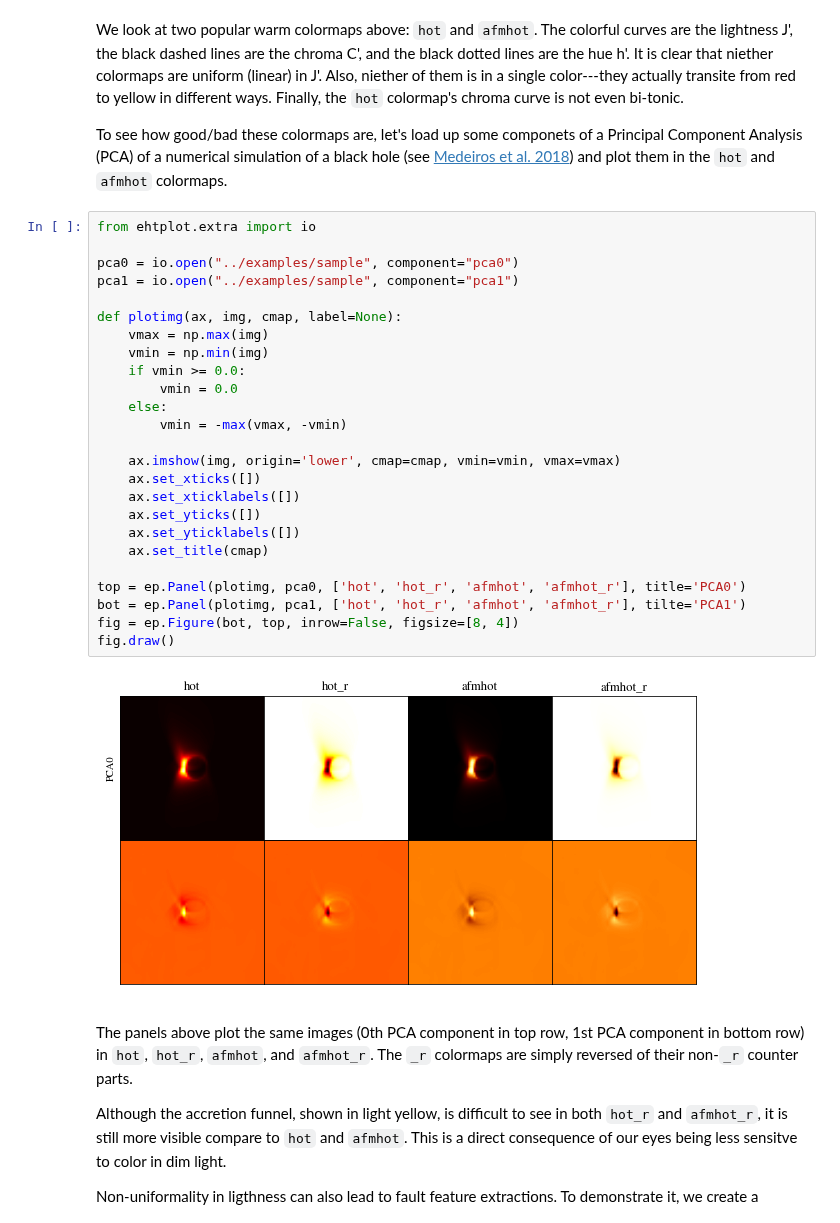
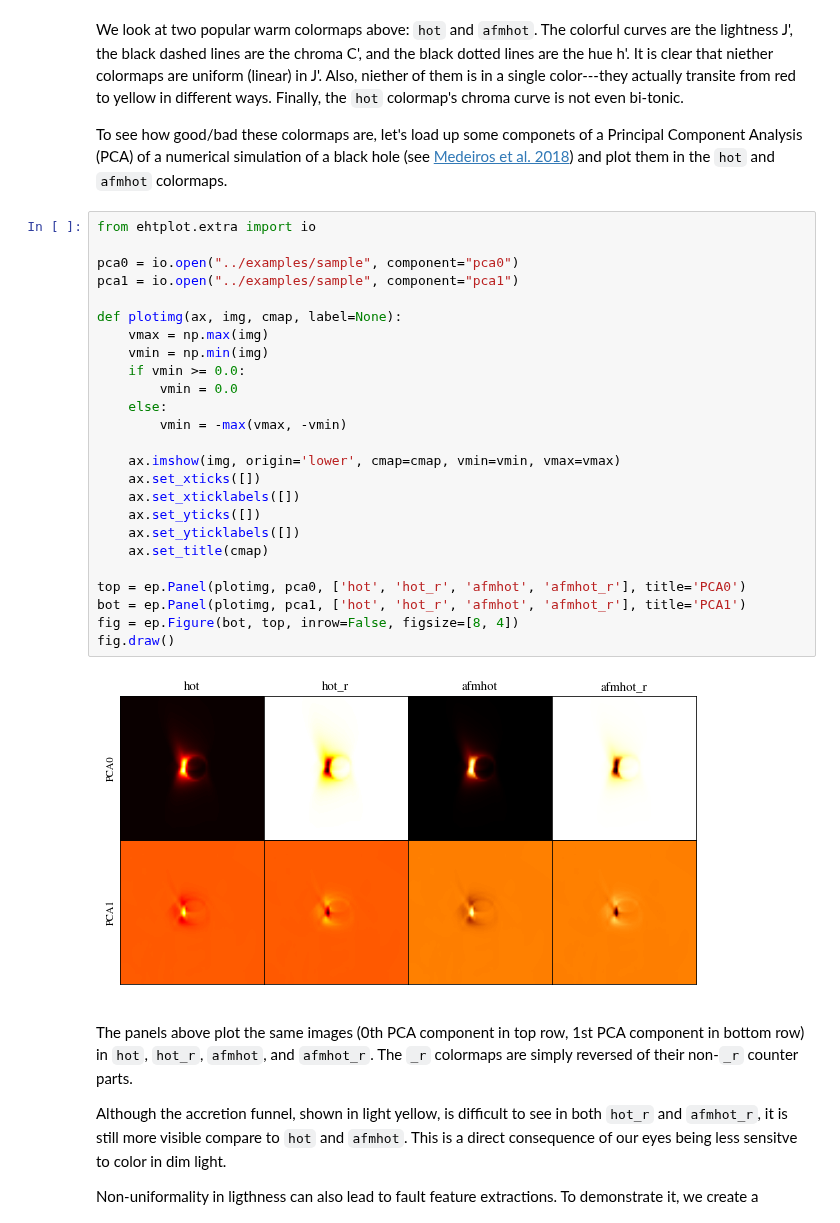
Before and after one commit to liamedeiros/ehtplot, a Jupyter notebook: docs/COLORMAPS.ipynb, the cells around one changed output. Drawn from its saved outputs; the diff is of its cells as text.

```diff
--- a/docs/COLORMAPS.ipynb
+++ b/docs/COLORMAPS.ipynb
@@ -174,30 +174,30 @@ To see how good/bad these colormaps are, let's load up some componets of a Princ
 # %%
 from ehtplot.extra import io
 
 pca0 = io.open("../examples/sample", component="pca0")
 pca1 = io.open("../examples/sample", component="pca1")
 
 def plotimg(ax, img, cmap, label=None):
     vmax = np.max(img)
     vmin = np.min(img)
     if vmin >= 0.0:
         vmin = 0.0
     else:
         vmin = -max(vmax, -vmin)
 
     ax.imshow(img, origin='lower', cmap=cmap, vmin=vmin, vmax=vmax)
     ax.set_xticks([])
     ax.set_xticklabels([])
     ax.set_yticks([])
     ax.set_yticklabels([])
     ax.set_title(cmap)
 
 top = ep.Panel(plotimg, pca0, ['hot', 'hot_r', 'afmhot', 'afmhot_r'], title='PCA0')
-bot = ep.Panel(plotimg, pca1, ['hot', 'hot_r', 'afmhot', 'afmhot_r'], tilte='PCA1')
+bot = ep.Panel(plotimg, pca1, ['hot', 'hot_r', 'afmhot', 'afmhot_r'], title='PCA1')
 fig = ep.Figure(bot, top, inrow=False, figsize=[8, 4])
 fig.draw()
 # %% [output]
-[figure, old version]
+[figure, new version]
 # %% [markdown]
 The panels above plot the same images (0th PCA component in top row, 1st PCA component in bottom row) in `hot`, `hot_r`, `afmhot`, and `afmhot_r`.  The `_r` colormaps are simply reversed of their non-`_r` counter parts.
 
```
